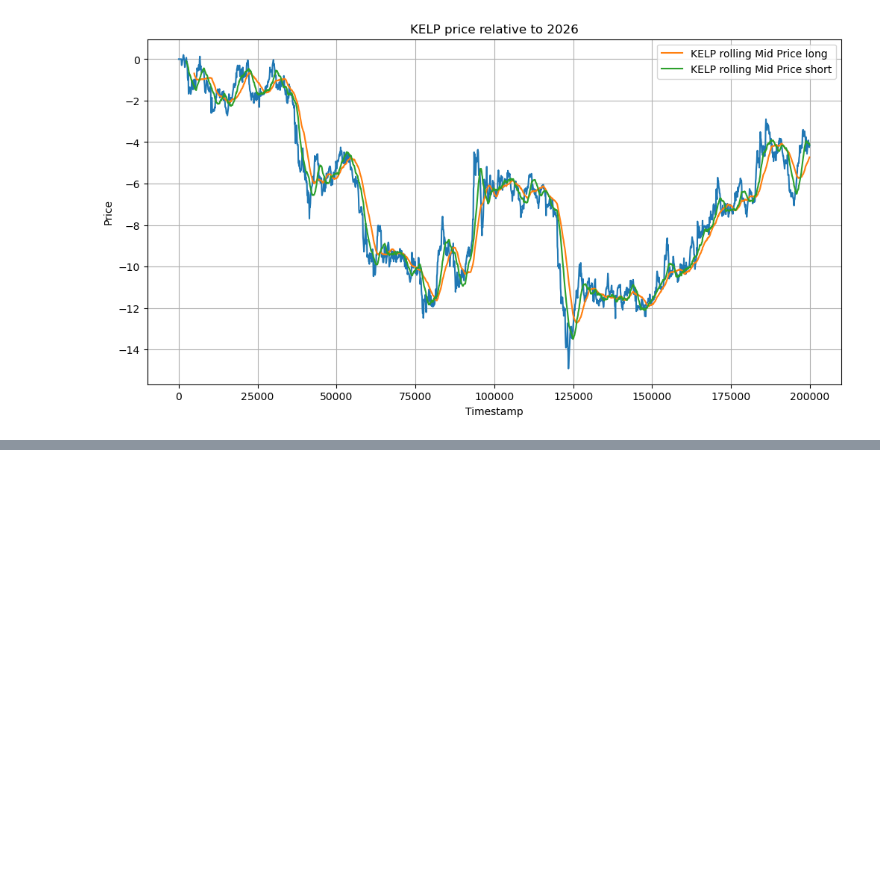
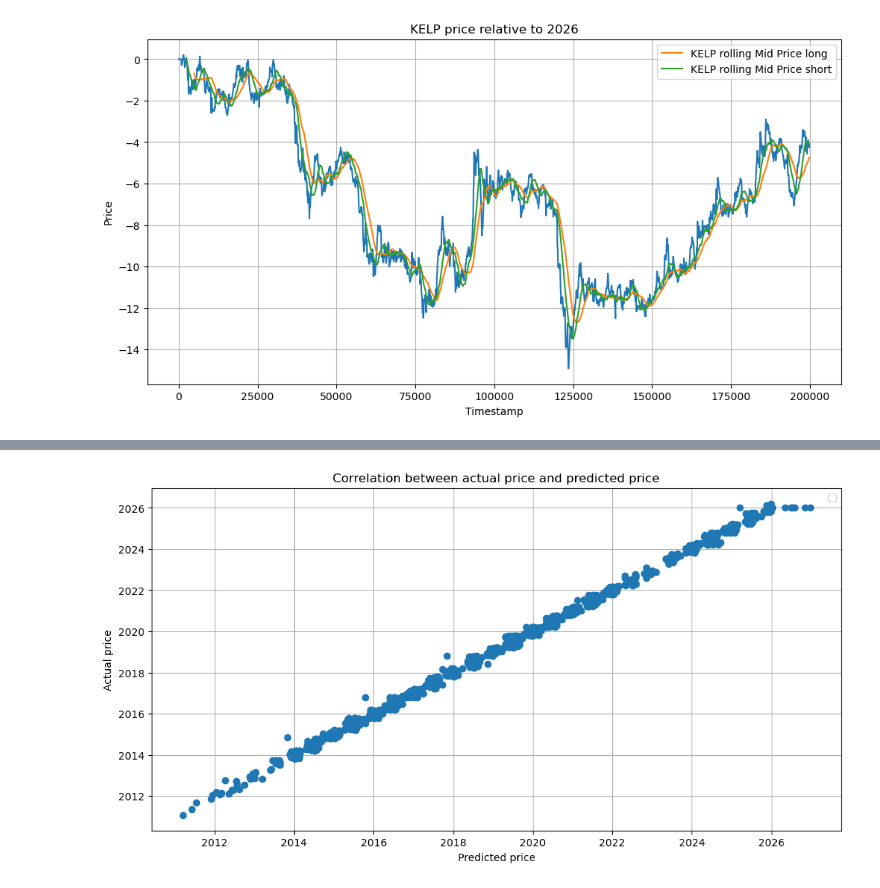
Before and after one commit to UlrichVestuche/IMC-Prosperity-3, a Jupyter notebook: Tutorial Gleb/data_ga.ipynb, the cells around one changed output, grey strips where cells are left out. Saved outputs shown, nothing was run; the diff lists cells and outputs as text; code cells hidden in the pictures; blank space fills up the shorter version.

```diff
--- a/Tutorial Gleb/data_ga.ipynb
+++ b/Tutorial Gleb/data_ga.ipynb
@@ -218 +344,12 @@ print(fairprice)
+# %%
+plt.figure(figsize=(12, 6))
+plt.plot(y_pred ,y ,'o')
+plt.xlabel('Predicted price')
+plt.ylabel('Actual price')
+plt.title('Correlation between actual price and predicted price')
+plt.legend()
+plt.grid(True)
+plt.show()
+# %% [output]
+[figure, added]
 # %%
```
Also changed, not shown: parts of 12 cells of this notebook, 4 other files.
